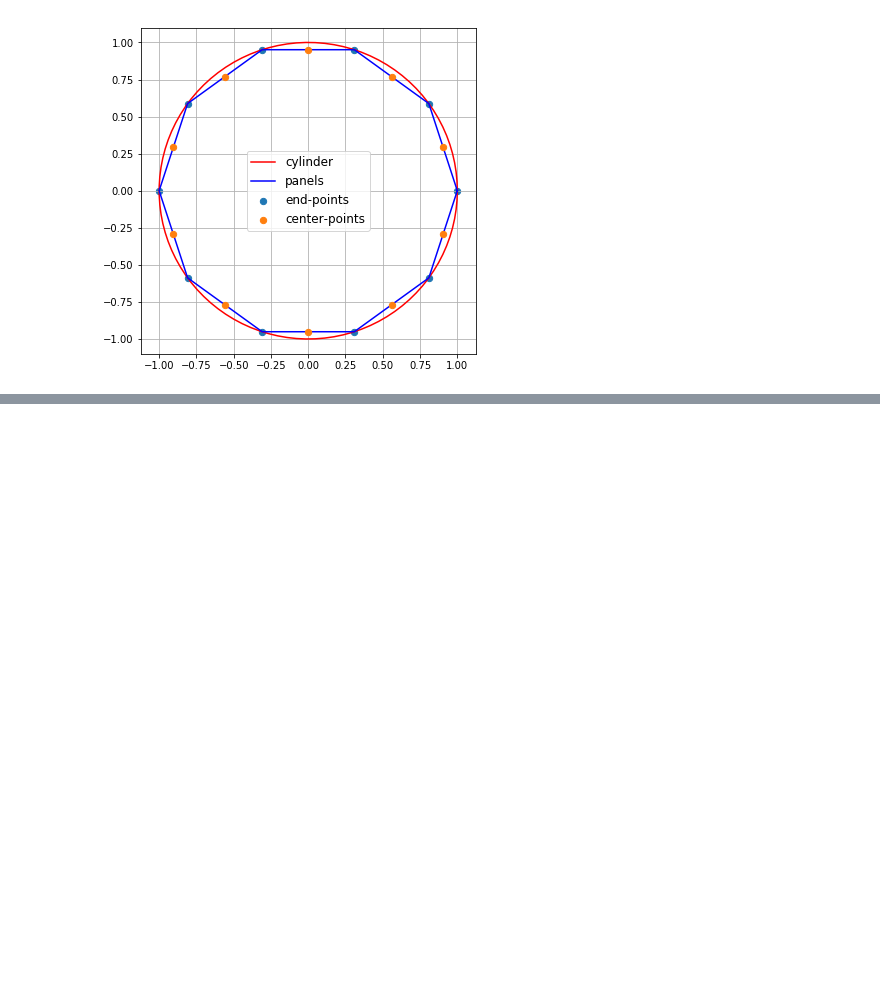
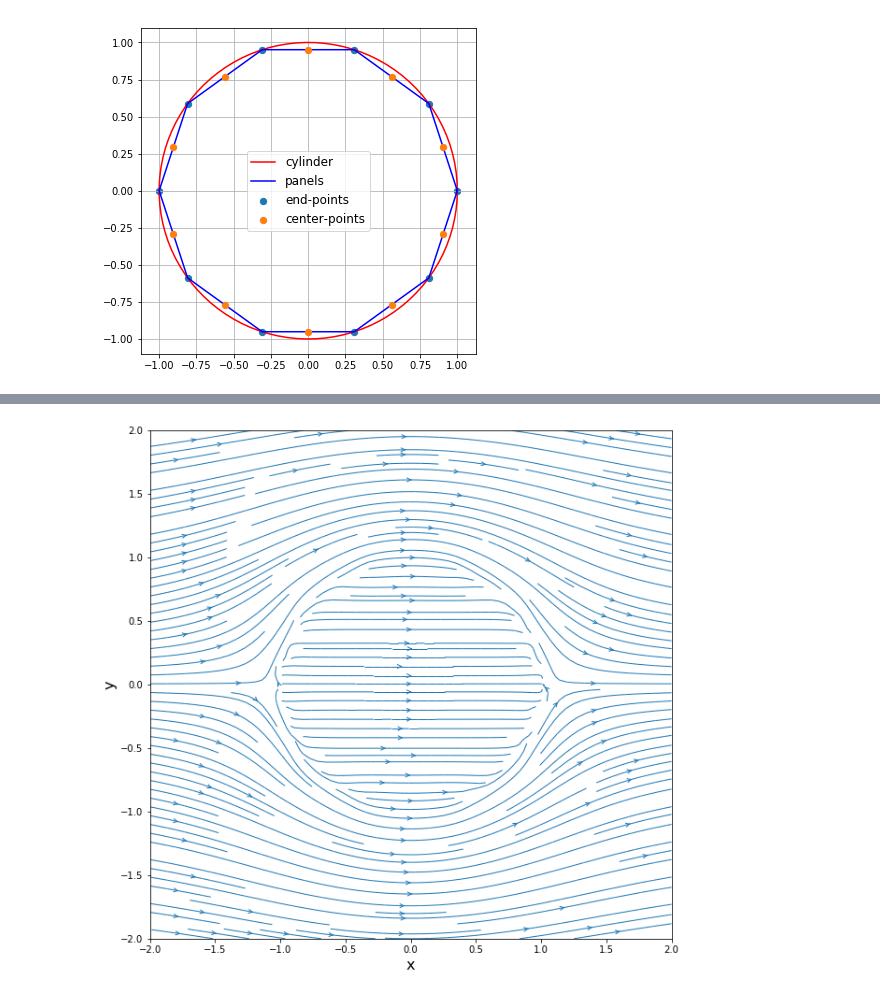
Before and after one commit to Parker-Johnson/MAE6226, a Jupyter notebook: 9_Lesson.ipynb, the cells around one changed output, grey strips where cells are left out. Saved outputs shown, nothing was run; the diff lists cells and outputs as text; code cells hidden in the pictures; blank space fills up the shorter version.

```diff
--- a/9_Lesson.ipynb
+++ b/9_Lesson.ipynb
@@ -137,0 +155,44 @@ for panel in panels:
+# %%
+#create mesh grid
+N = 50
+x = np.linspace(-2.0, 2.0, N)
+y = np.linspace(-2.0, 2.0, N)
+X, Y = np.meshgrid(x, y)
+# %%
+#challenge task
+
+def integrate_u(p_j, x, y):
+
+    def integrand(s):
+        return ((x - (p_j.xa - math.sin(p_j.beta) * s)) /
+         ((x - (p_j.xa - math.sin(p_j.beta) * s))**2 +
+          (y - (p_j.ya + math.cos(p_j.beta) * s))**2))
+    return integrate.quad(integrand, 0.0, p_j.length)[0]
+
+def integrate_v(p_j, x, y):
+
+    def integrand(s):
+        return ((y - (p_j.ya + math.cos(p_j.beta) * s)) /
+                ((x - (p_j.xa - math.sin(p_j.beta) * s))**2 +
+                (y - (p_j.ya + math.cos(p_j.beta) * s))**2))
+    return integrate.quad(integrand, 0.0, p_j.length)[0]
+# %%
+u = np.ones_like(X)
+v = np.zeros_like(Y)
+
+for i, xi in enumerate(x):
+    for j, yj in enumerate(y):
+        for panel in panels:
+            u[j, i] += (0.5 * panel.sigma / math.pi) * integrate_u(panel, xi, yj)
+            v[j, i] += (0.5 * panel.sigma / math.pi) * integrate_v(panel, xi, yj)
+# %%
+width = 10
+height = 10
+py.figure(figsize=(width, height))
+py.xlabel('x', fontsize=16)
+py.ylabel('y', fontsize=16)
+py.xlim(-2.0, 2.0)
+py.ylim(-2.0, 2.0)
+py.streamplot(X, Y, u, v, density=2, linewidth=1, arrowsize=1, arrowstyle='->');
+# %% [output]
+[figure, added]
```
Also changed, not shown: parts of 3 cells of this notebook.
